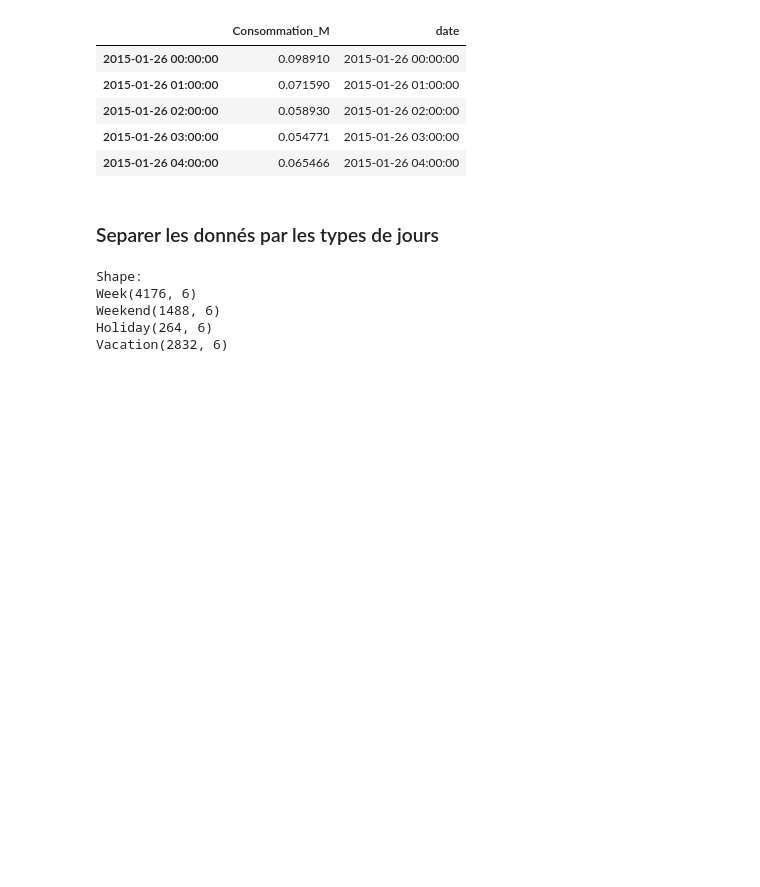
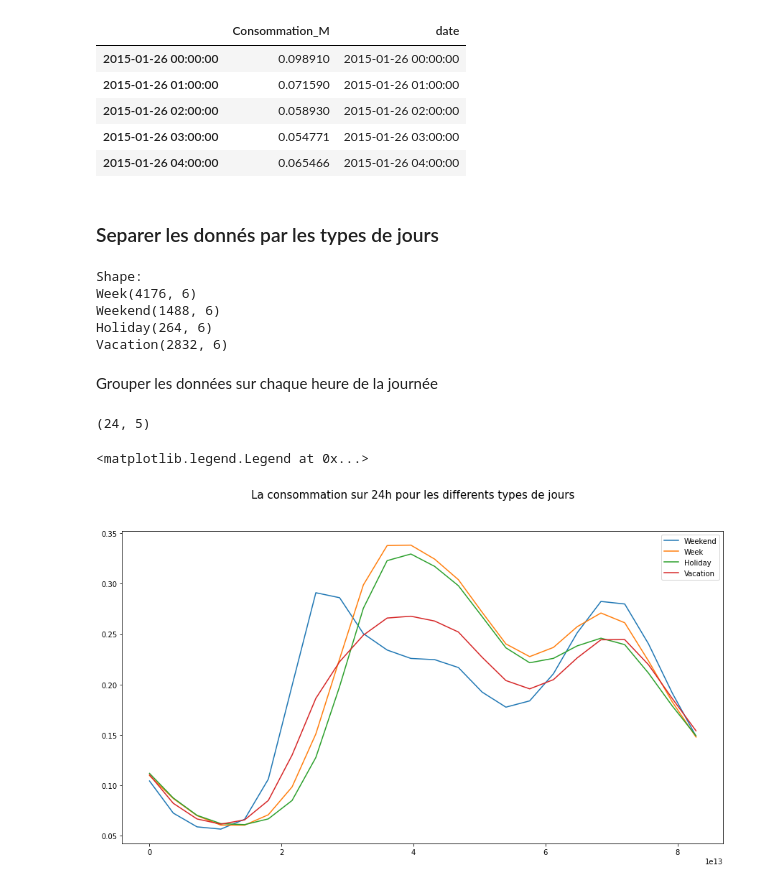
Before and after one commit to forloulhoucine/TER_Analyse-de-donnees-issues-dun-reseau-urbain, a Jupyter notebook: TER.ipynb, the cells around one changed output. Saved outputs shown, nothing was run; the diff lists cells and outputs as text; code cells hidden in the pictures; blank space fills up the shorter version.

```diff
--- a/TER.ipynb
+++ b/TER.ipynb
@@ -664,3 +664,28 @@ Week(4176, 6)
 Weekend(1488, 6)
 Holiday(264, 6)
 Vacation(2832, 6)
+# %% [markdown]
+Grouper les données sur chaque heure de la journée
+# %%
+hh=pd.to_timedelta(Dw["date"].dt.hour,unit='H')
+Dw_m=Dw.groupby(hh).mean()
+hh=pd.to_timedelta(Dwnd["date"].dt.hour,unit='H')
+Dwnd_m=Dwnd.groupby(hh).mean()
+hh=pd.to_timedelta(Dh["date"].dt.hour,unit='H')
+Dh_m=Dh.groupby(hh).mean()
+hh=pd.to_timedelta(Dv["date"].dt.hour,unit='H')
+Dv_m=Dv.groupby(hh).mean()
+Dv_m.shape
+# %% [output]
+(24, 5)
+# %%
+fig=plt.figure(figsize=(15,8))
+fig.suptitle('La consommation sur 24h pour les differents types de jours' ,fontsize=15)
+plt.plot(Dw_m["Consommation_M"],label="Weekend")
+plt.plot(Dwnd_m["Consommation_M"],label="Week")
+plt.plot(Dh_m["Consommation_M"],label="Holiday")
+plt.plot(Dv_m["Consommation_M"],label="Vacation")
+plt.legend()
+# %% [output]
+<matplotlib.legend.Legend at 0x...>
+[figure, added]
```
